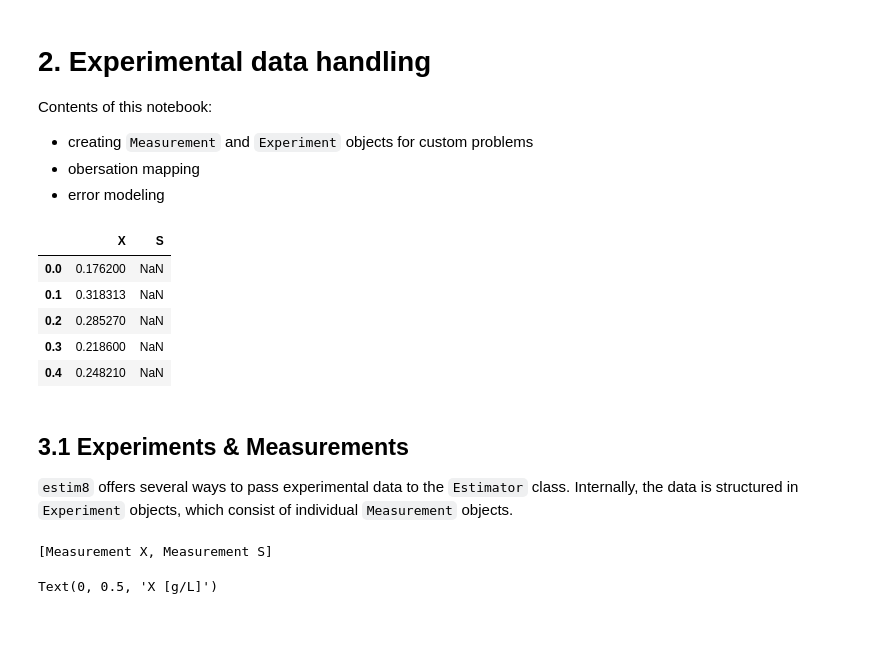
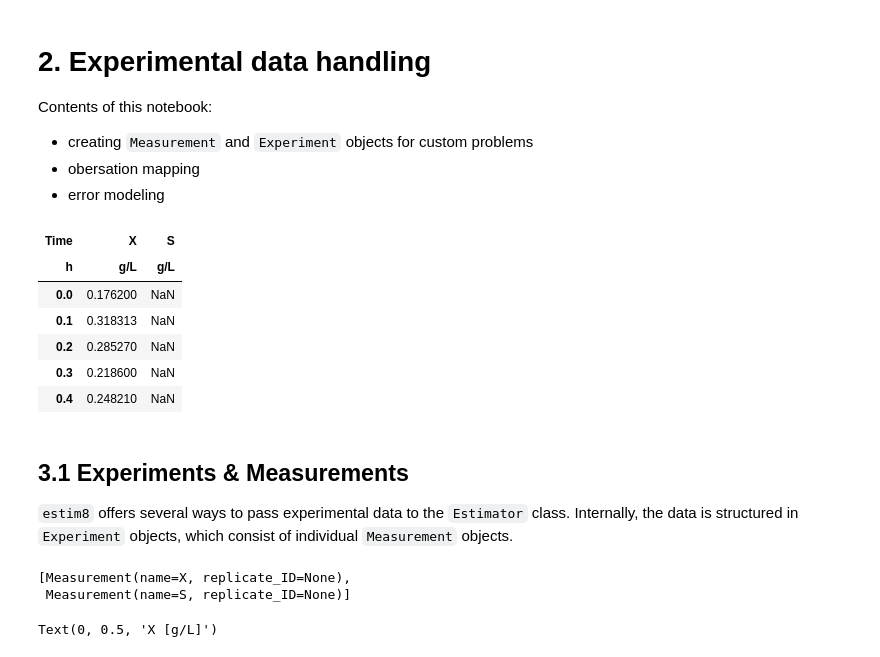
Before and after one commit to JuBiotech/estim8, a Jupyter notebook: examples/2. Experimental data and error modeling.ipynb, the cells around one changed output. Saved outputs shown, nothing was run; the diff lists cells and outputs as text; code cells hidden in the pictures; blank space fills up the shorter version.

```diff
--- a/examples/2. Experimental data and error modeling.ipynb
+++ b/examples/2. Experimental data and error modeling.ipynb
@@ -8,17 +8,18 @@ Contents of this notebook:
 # %%
 import sys
 sys.path.append(r'..')
 
 from estim8 import visualization, datatypes
 import pandas as pd
 import numpy as np
 import matplotlib.pyplot as plt
 
 # load data
-data = pd.read_excel('SimpleBatch_Data.xlsx', index_col=0)
+data = pd.read_excel('SimpleBatch_Data.xlsx', index_col=0, header=(0, 1))
 data.head()
 # %% [output]
-|  | X | S |
+| Time | X | S |
+| h | g/L | g/L |
 | 0.0 | 0.176200 | NaN |
 | 0.1 | 0.318313 | NaN |
 | 0.2 | 0.285270 | NaN |
@@ -28,10 +29,13 @@ data.head()
 ## 3.1 Experiments & Measurements
 `estim8` offers several ways to pass experimental data to the `Estimator` class. Internally, the data is structured in `Experiment` objects, which consist of individual `Measurement` objects.
 # %%
+# drop multiindex header
+data.columns = data.columns.droplevel(1)
 exp = datatypes.Experiment(data)
 exp.measurements
 # %% [output]
-[Measurement X, Measurement S]
+[Measurement(name=X, replicate_ID=None),
+ Measurement(name=S, replicate_ID=None)]
 # %%
 plt.plot( exp['X'].timepoints, exp['X'].values, marker=".")
 plt.title('Measurement X')
```
Also changed, not shown: parts of 11 cells of this notebook.
